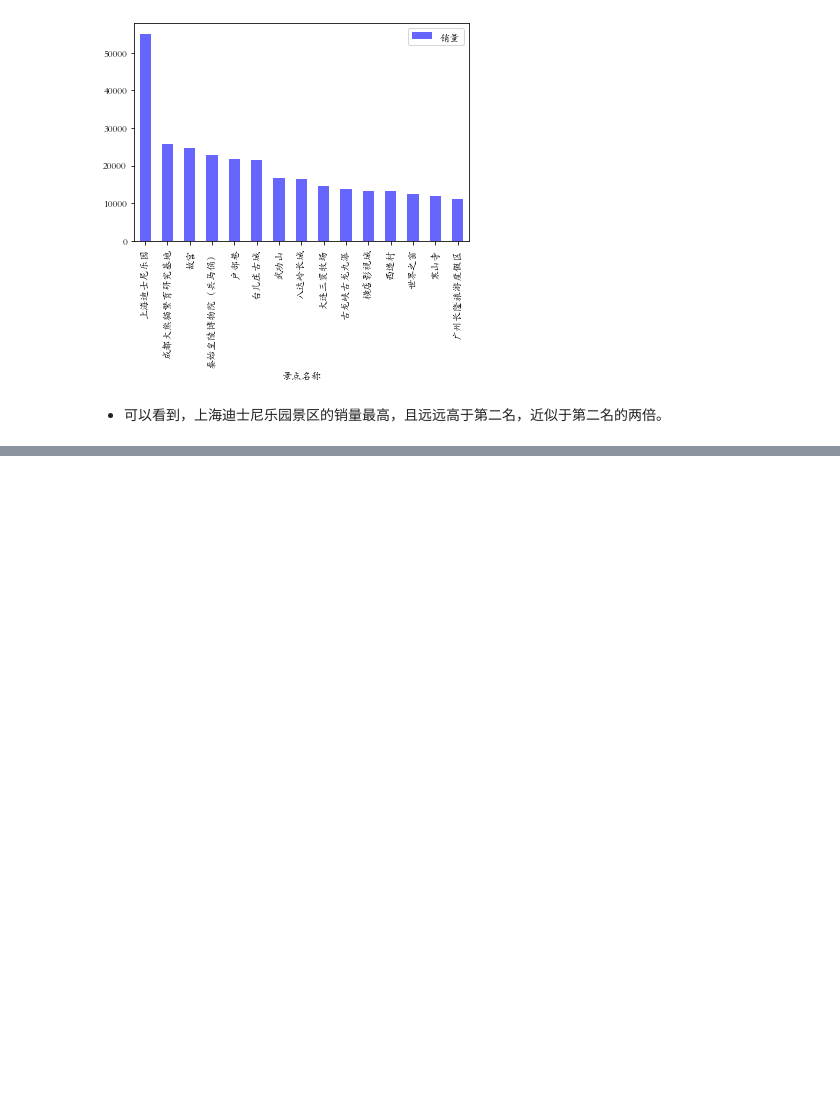
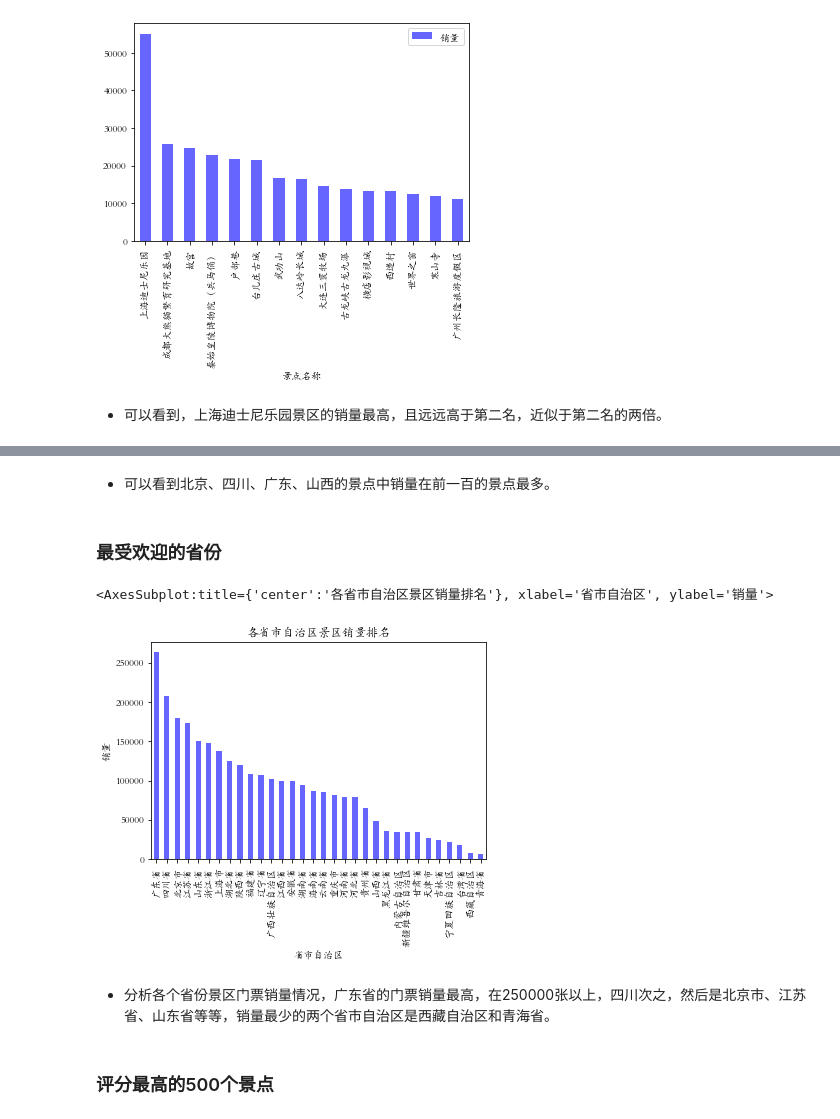
Before and after one commit to Jumpingk/data_analysis_study_notebook, a Jupyter notebook: 去哪儿网旅游景点分析.ipynb, the cells around one changed output, grey strips where cells are left out. Cells and saved outputs as stored; diff of their text form; code cells hidden in the pictures; blank space fills up the shorter version.

```diff
--- a/去哪儿网旅游景点分析.ipynb
+++ b/去哪儿网旅游景点分析.ipynb
@@ -92,0 +102,13 @@ data.sort_values(by='销量', ascending=False).head(15).plot(x='景点名称', y
+# %% [markdown]
+- 可以看到北京、四川、广东、山西的景点中销量在前一百的景点最多。
+# %% [markdown]
+### 最受欢迎的省份
+# %%
+data.groupby(by='省市自治区')['销量'].sum().sort_values(ascending=False).plot(kind='bar', color='blue', alpha=0.6, title='各省市自治区景区销量排名', ylabel='销量')
+# %% [output]
+<AxesSubplot:title={'center':'各省市自治区景区销量排名'}, xlabel='省市自治区', ylabel='销量'>
+[figure, added]
+# %% [markdown]
+- 分析各个省份景区门票销量情况，广东省的门票销量最高，在250000张以上，四川次之，然后是北京市、江苏省、山东省等等，销量最少的两个省市自治区是西藏自治区和青海省。
+# %% [markdown]
+### 评分最高的500个景点
```
Also changed, not shown: parts of 19 cells of this notebook.
